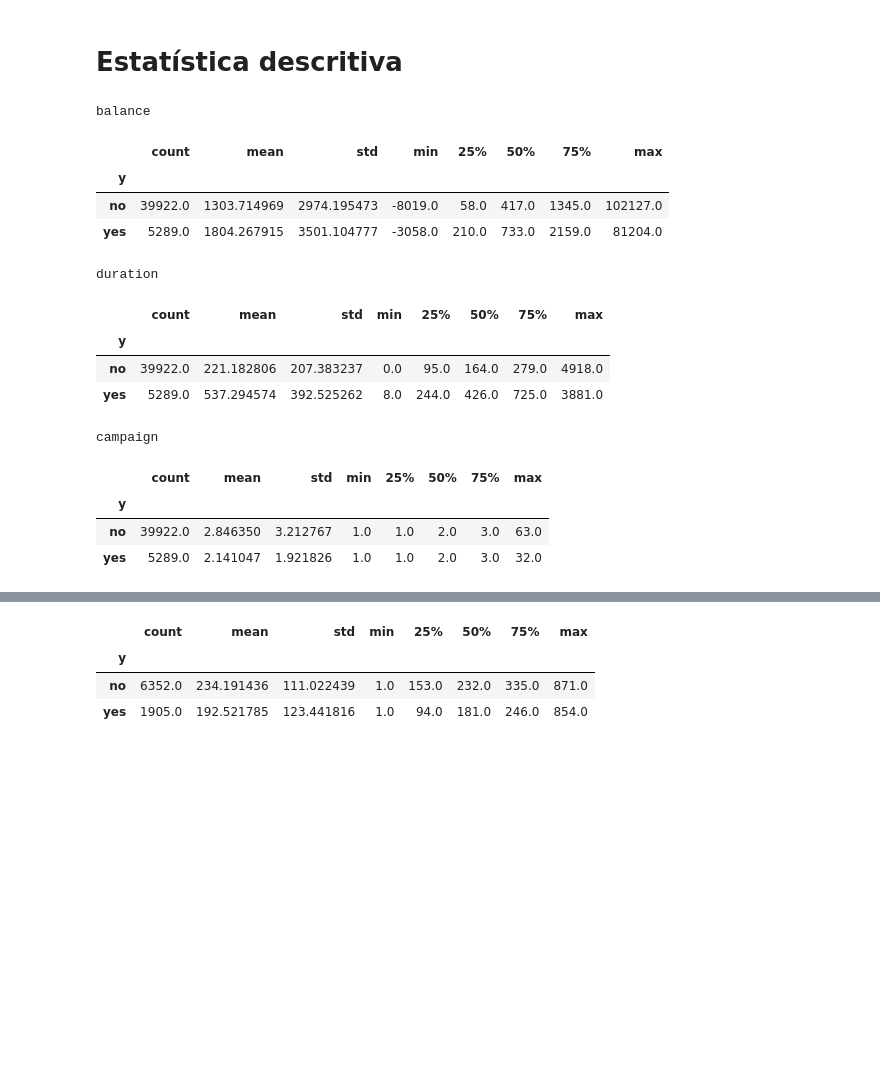
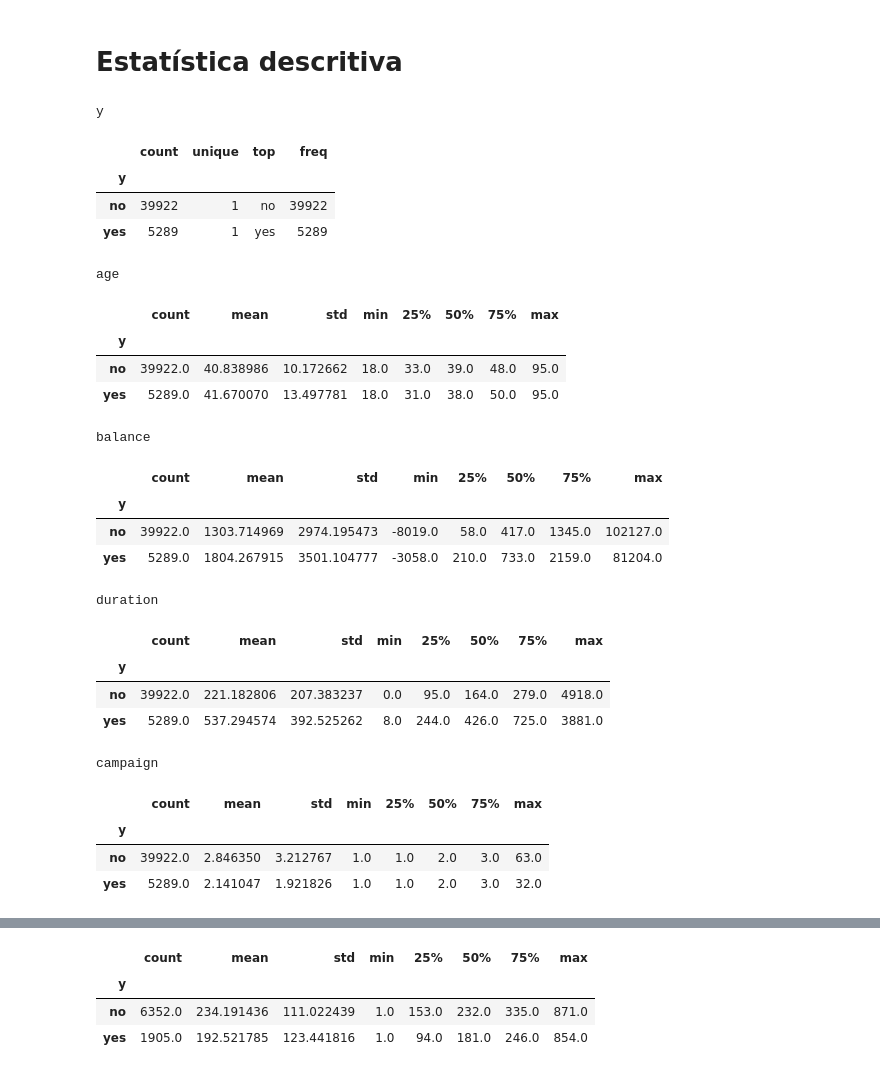
Before and after one commit to juliano-CN/analise-maketing-bancario, a Jupyter notebook: bank.ipynb, the cells around one changed output, grey strips where cells are left out. Saved outputs shown, nothing was run; the diff lists cells and outputs as text; code cells hidden in the pictures; blank space fills up the shorter version.

```diff
--- a/bank.ipynb
+++ b/bank.ipynb
@@ -35,6 +35,8 @@ X = bank_marketing.data.features
 y = bank_marketing.data.targets
 
 df = pd.concat([y,X],axis=1)
+# %%
+df['month'] = df['month'].astype('category')
 # %%
 df.info()
 # %% [output]
@@ -71,26 +73,36 @@ df.head(6)
 # %%
 import matplotlib.pyplot as plt
 import seaborn as sns
 import numpy as np
 
-numerical_variables = ['balance','duration','campaign']#age
+numerical_variables = ['y','age','balance','duration','campaign']#age
 
 for i in numerical_variables:
     print(i)
     display(df.groupby('y')[i].describe())
 # %% [output]
-balance
+y
-|  | count | mean | std | min | 25% | 50% | 75% | max |
-| y |  |  |  |  |  |  |  |  |
-| no | 39922.0 | 1303.714969 | 2974.195473 | -8019.0 | 58.0 | 417.0 | 1345.0 | 102127.0 |
-| yes | 5289.0 | 1804.267915 | 3501.104777 | -3058.0 | 210.0 | 733.0 | 2159.0 | 81204.0 |
+|  | count | unique | top | freq |
+| y |  |  |  |  |
+| no | 39922 | 1 | no | 39922 |
+| yes | 5289 | 1 | yes | 5289 |
-duration
+age
 |  | count | mean | std | min | 25% | 50% | 75% | max |
 | y |  |  |  |  |  |  |  |  |
-| no | 39922.0 | 221.182806 | 207.383237 | 0.0 | 95.0 | 164.0 | 279.0 | 4918.0 |
-| yes | 5289.0 | 537.294574 | 392.525262 | 8.0 | 244.0 | 426.0 | 725.0 | 3881.0 |
+| no | 39922.0 | 40.838986 | 10.172662 | 18.0 | 33.0 | 39.0 | 48.0 | 95.0 |
+| yes | 5289.0 | 41.670070 | 13.497781 | 18.0 | 31.0 | 38.0 | 50.0 | 95.0 |
-campaign
+balance
 |  | count | mean | std | min | 25% | 50% | 75% | max |
 | y |  |  |  |  |  |  |  |  |
-| no | 39922.0 | 2.846350 | 3.212767 | 1.0 | 1.0 | 2.0 | 3.0 | 63.0 |
-| yes | 5289.0 | 2.141047 | 1.921826 | 1.0 | 1.0 | 2.0 | 3.0 | 32.0 |
+| no | 39922.0 | 1303.714969 | 2974.195473 | -8019.0 | 58.0 | 417.0 | 1345.0 | 102127.0 |
+| yes | 5289.0 | 1804.267915 | 3501.104777 | -3058.0 | 210.0 | 733.0 | 2159.0 | 81204.0 |
+duration
+|  | count | mean | std | min | 25% | 50% | 75% | max |
+| y |  |  |  |  |  |  |  |  |
+| no | 39922.0 | 221.182806 | 207.383237 | 0.0 | 95.0 | 164.0 | 279.0 | 4918.0 |
+| yes | 5289.0 | 537.294574 | 392.525262 | 8.0 | 244.0 | 426.0 | 725.0 | 3881.0 |
+campaign
+|  | count | mean | std | min | 25% | 50% | 75% | max |
+| y |  |  |  |  |  |  |  |  |
+| no | 39922.0 | 2.846350 | 3.212767 | 1.0 | 1.0 | 2.0 | 3.0 | 63.0 |
+| yes | 5289.0 | 2.141047 | 1.921826 | 1.0 | 1.0 | 2.0 | 3.0 | 32.0 |
```
Also changed, not shown: parts of 9 cells of this notebook, 2 other files.
